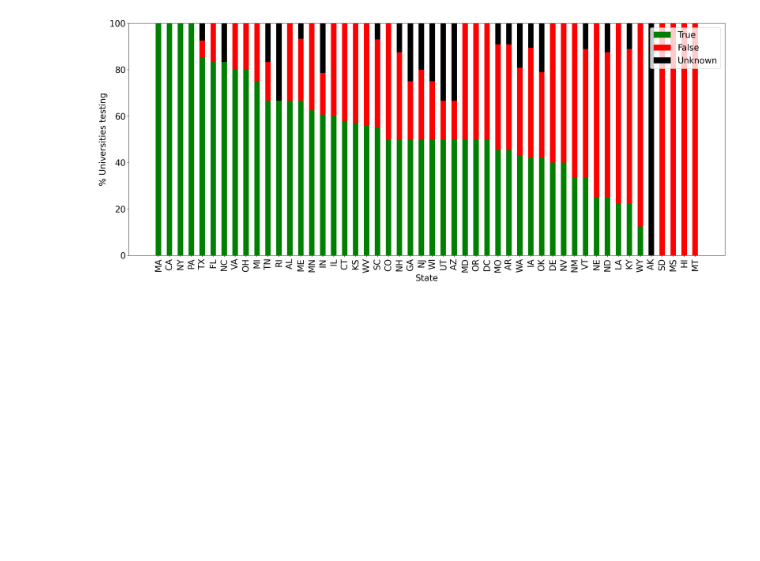
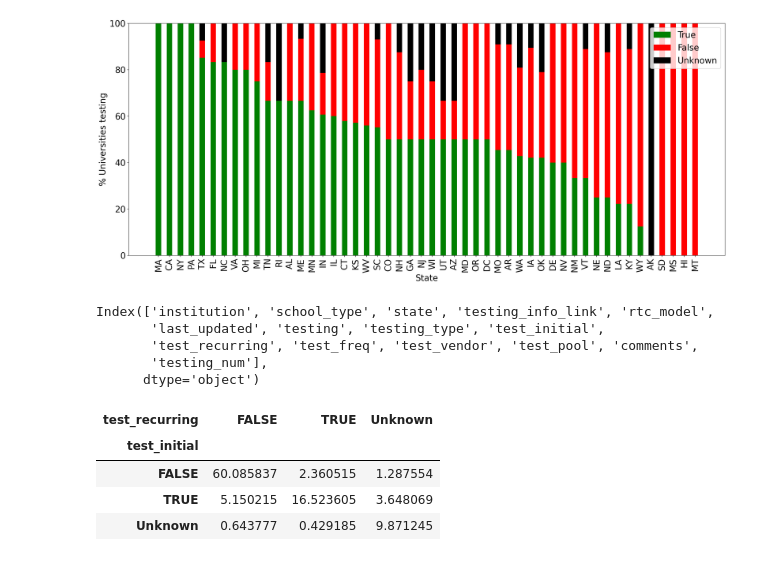
Before and after one commit to pachterlab/BTRBP_2020, a Jupyter notebook: notebooks/basic_stats.ipynb, the cells around one changed output. Saved outputs shown, nothing was run; the diff lists cells and outputs as text; code cells hidden in the pictures; blank space fills up the shorter version.

```diff
--- a/notebooks/basic_stats.ipynb
+++ b/notebooks/basic_stats.ipynb
@@ -130,3 +130,21 @@ ax.legend()
 fig.show()
 # %% [output]
 [figure]
+# %%
+df.columns
+# %% [output]
+Index(['institution', 'school_type', 'state', 'testing_info_link', 'rtc_model',
+       'last_updated', 'testing', 'testing_type', 'test_initial',
+       'test_recurring', 'test_freq', 'test_vendor', 'test_pool', 'comments',
+       'testing_num'],
+      dtype='object')
+# %%
+# confusion matrix, testing initial vs testing recurring
+v = df.groupby(['test_initial', 'test_recurring']).size().unstack(fill_value=0).sort_values(by="FALSE", ascending=False)
+v/v.values.sum()*100
+# %% [output]
+| test_recurring | FALSE | TRUE | Unknown |
+| test_initial |  |  |  |
+| FALSE | 60.085837 | 2.360515 | 1.287554 |
+| TRUE | 5.150215 | 16.523605 | 3.648069 |
+| Unknown | 0.643777 | 0.429185 | 9.871245 |
```
Also changed, not shown: parts of 4 cells of this notebook.
